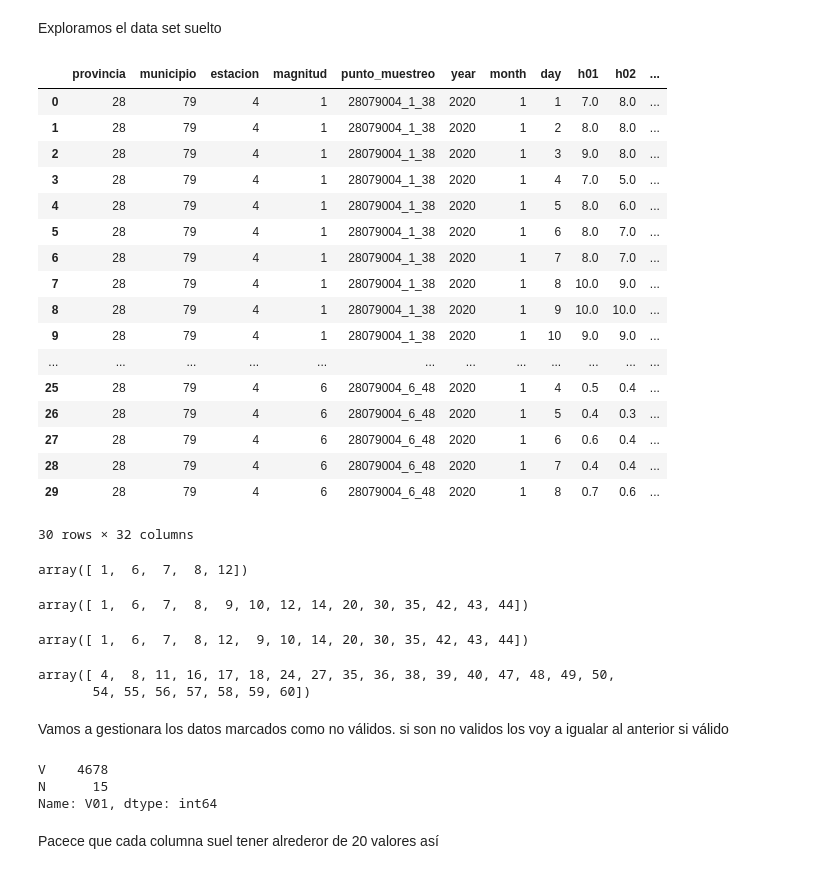
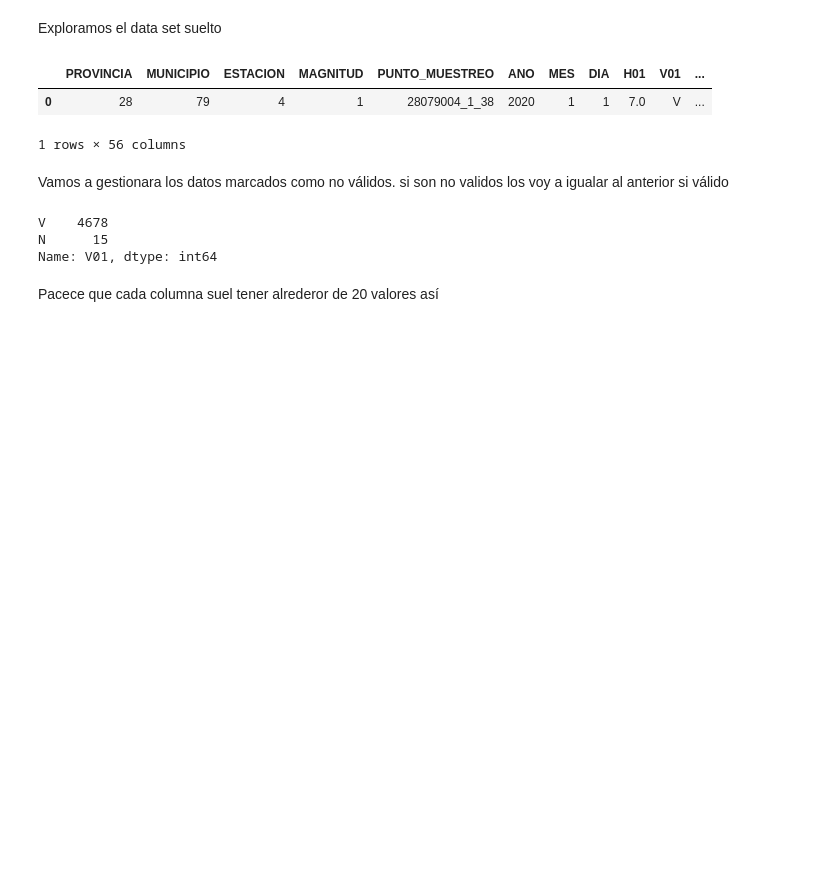
Before and after one commit to 4tolon/Aire_de_calidad, a Jupyter notebook: notebooks/manipulacion_2.ipynb, the cells around one changed output. Saved outputs shown, nothing was run; the diff lists cells and outputs as text; code cells hidden in the pictures; blank space fills up the shorter version.

```diff
--- a/notebooks/manipulacion_2.ipynb
+++ b/notebooks/manipulacion_2.ipynb
@@ -54,43 +31,11 @@ df = pd.read_csv('../data/1_am_ca/2020/2020_01.csv', sep = ';')
 # %% [markdown]
 Exploramos el data set suelto
 # %%
-df.head(30)
+df.head(1)
 # %% [output]
-|  | provincia | municipio | estacion | magnitud | punto_muestreo | year | month | day | h01 | h02 | ... |
-| 0 | 28 | 79 | 4 | 1 | 28079004_1_38 | 2020 | 1 | 1 | 7.0 | 8.0 | ... |
-| 1 | 28 | 79 | 4 | 1 | 28079004_1_38 | 2020 | 1 | 2 | 8.0 | 8.0 | ... |
-| 2 | 28 | 79 | 4 | 1 | 28079004_1_38 | 2020 | 1 | 3 | 9.0 | 8.0 | ... |
-| 3 | 28 | 79 | 4 | 1 | 28079004_1_38 | 2020 | 1 | 4 | 7.0 | 5.0 | ... |
-| 4 | 28 | 79 | 4 | 1 | 28079004_1_38 | 2020 | 1 | 5 | 8.0 | 6.0 | ... |
-| 5 | 28 | 79 | 4 | 1 | 28079004_1_38 | 2020 | 1 | 6 | 8.0 | 7.0 | ... |
-| 6 | 28 | 79 | 4 | 1 | 28079004_1_38 | 2020 | 1 | 7 | 8.0 | 7.0 | ... |
-| 7 | 28 | 79 | 4 | 1 | 28079004_1_38 | 2020 | 1 | 8 | 10.0 | 9.0 | ... |
-| 8 | 28 | 79 | 4 | 1 | 28079004_1_38 | 2020 | 1 | 9 | 10.0 | 10.0 | ... |
-| 9 | 28 | 79 | 4 | 1 | 28079004_1_38 | 2020 | 1 | 10 | 9.0 | 9.0 | ... |
-| ... | ... | ... | ... | ... | ... | ... | ... | ... | ... | ... | ... |
-| 25 | 28 | 79 | 4 | 6 | 28079004_6_48 | 2020 | 1 | 4 | 0.5 | 0.4 | ... |
-| 26 | 28 | 79 | 4 | 6 | 28079004_6_48 | 2020 | 1 | 5 | 0.4 | 0.3 | ... |
-| 27 | 28 | 79 | 4 | 6 | 28079004_6_48 | 2020 | 1 | 6 | 0.6 | 0.4 | ... |
-| 28 | 28 | 79 | 4 | 6 | 28079004_6_48 | 2020 | 1 | 7 | 0.4 | 0.4 | ... |
-| 29 | 28 | 79 | 4 | 6 | 28079004_6_48 | 2020 | 1 | 8 | 0.7 | 0.6 | ... |
+|  | PROVINCIA | MUNICIPIO | ESTACION | MAGNITUD | PUNTO_MUESTREO | ANO | MES | DIA | H01 | V01 | ... |
+| 0 | 28 | 79 | 4 | 1 | 28079004_1_38 | 2020 | 1 | 1 | 7.0 | V | ... |
-30 rows × 32 columns
+1 rows × 56 columns
-# %%
-df[df['estacion']==4].magnitud.unique()
-# %% [output]
-array([ 1,  6,  7,  8, 12])
-# %%
-df[df['estacion']==8].magnitud.unique()
-# %% [output]
-array([ 1,  6,  7,  8,  9, 10, 12, 14, 20, 30, 35, 42, 43, 44])
-# %%
-df.magnitud.unique()
-# %% [output]
-array([ 1,  6,  7,  8, 12,  9, 10, 14, 20, 30, 35, 42, 43, 44])
-# %%
-df.estacion.unique()
-# %% [output]
-array([ 4,  8, 11, 16, 17, 18, 24, 27, 35, 36, 38, 39, 40, 47, 48, 49, 50,
-       54, 55, 56, 57, 58, 59, 60])
 # %% [markdown]
 Vamos a gestionara los datos marcados como no válidos. si son no validos los voy a igualar al anterior si válido
 # %%
```
Also changed, not shown: parts of 25 cells of this notebook, 2 other files.
